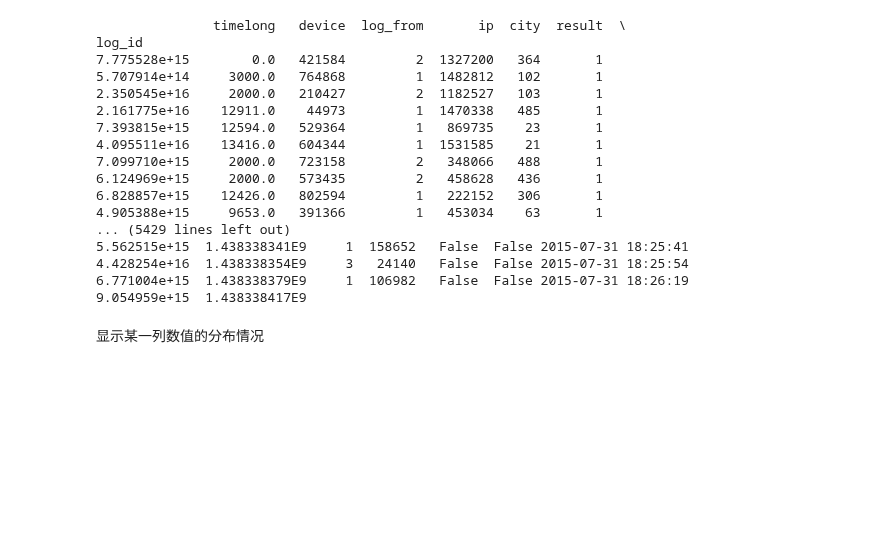
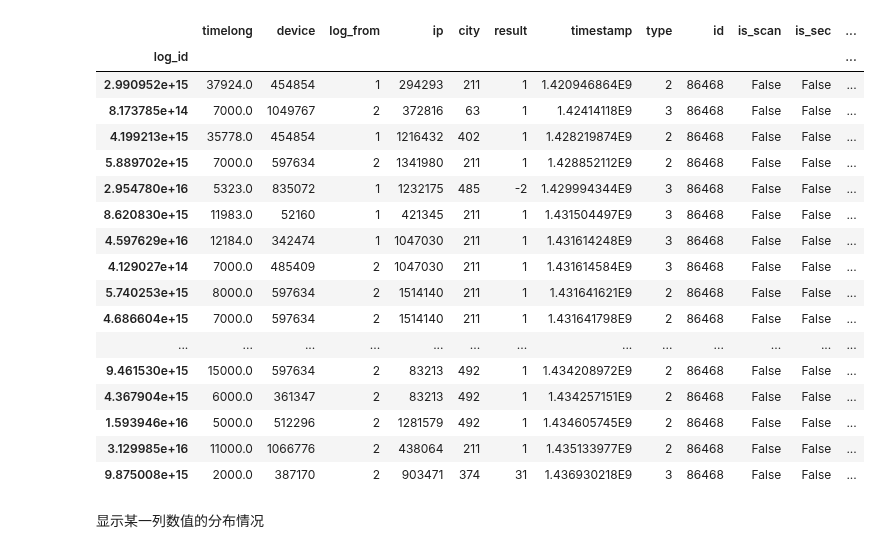
Before and after one commit to tusonggao/Kaggle_code, a Jupyter notebook: jd_contest/jd_contest.ipynb, the cells around one changed output. Drawn from its saved outputs; the diff is of its cells as text; code cells hidden in the pictures; blank space fills up the shorter version.

```diff
--- a/jd_contest/jd_contest.ipynb
+++ b/jd_contest/jd_contest.ipynb
@@ -98,31 +70,32 @@ trade_df[trade_df.id=='7134'].sort_values(by='time', ascending = True)  # 174422
 # %%
-# merged_login_df[merged_login_df.id=='7134'].sort_values(by='time', ascending = True)
-merged_login_df.sort_values(by='time', ascending = True)
+merged_login_df[merged_login_df.id=='86468'].sort_values(by='time', ascending = True)
+# merged_login_df.sort_values(by='time', ascending = True)
 #merged_login_df[merged_login_df.device==835072].sort_values(by='time', ascending = True)
 # merged_login_df[merged_login_df.ip==1256768].sort_values(by='time', ascending = True)
 # merged_login_df[merged_login_df.city==238].sort_values(by='time', ascending = True)
 # merged_login_df[merged_login_df.device==833972].sort_values(by='time', ascending = True)
 # merged_login_df[merged_login_df.result==6].sort_values(by='time', ascending = True)
 #merged_login_df[merged_login_df.timelong>=45739.0].sort_values(by='time', ascending = True)
 # login_test_df[merged_login_df.device==1059981].sort_values(by='time', ascending = True)
 # %% [output]
-               timelong   device  log_from       ip  city  result  \
-log_id
-7.775528e+15        0.0   421584         2  1327200   364       1
-5.707914e+14     3000.0   764868         1  1482812   102       1
-2.350545e+16     2000.0   210427         2  1182527   103       1
-2.161775e+16    12911.0    44973         1  1470338   485       1
-7.393815e+15    12594.0   529364         1   869735    23       1
-4.095511e+16    13416.0   604344         1  1531585    21       1
-7.099710e+15     2000.0   723158         2   348066   488       1
-6.124969e+15     2000.0   573435         2   458628   436       1
-6.828857e+15    12426.0   802594         1   222152   306       1
-4.905388e+15     9653.0   391366         1   453034    63       1
-... (5429 lines left out)
-5.562515e+15  1.438338341E9     1  158652   False  False 2015-07-31 18:25:41
-4.428254e+16  1.438338354E9     3   24140   False  False 2015-07-31 18:25:54
-6.771004e+15  1.438338379E9     1  106982   False  False 2015-07-31 18:26:19
-9.054959e+15  1.438338417E9
+|  | timelong | device | log_from | ip | city | result | timestamp | type | id | is_scan | is_sec | ... |
+| log_id |  |  |  |  |  |  |  |  |  |  |  | ... |
+| 2.990952e+15 | 37924.0 | 454854 | 1 | 294293 | 211 | 1 | 1.420946864E9 | 2 | 86468 | False | False | ... |
+| 8.173785e+14 | 7000.0 | 1049767 | 2 | 372816 | 63 | 1 | 1.42414118E9 | 3 | 86468 | False | False | ... |
+| 4.199213e+15 | 35778.0 | 454854 | 1 | 1216432 | 402 | 1 | 1.428219874E9 | 2 | 86468 | False | False | ... |
+| 5.889702e+15 | 7000.0 | 597634 | 2 | 1341980 | 211 | 1 | 1.428852112E9 | 2 | 86468 | False | False | ... |
+| 2.954780e+16 | 5323.0 | 835072 | 1 | 1232175 | 485 | -2 | 1.429994344E9 | 3 | 86468 | False | False | ... |
+| 8.620830e+15 | 11983.0 | 52160 | 1 | 421345 | 211 | 1 | 1.431504497E9 | 3 | 86468 | False | False | ... |
+| 4.597629e+16 | 12184.0 | 342474 | 1 | 1047030 | 211 | 1 | 1.431614248E9 | 3 | 86468 | False | False | ... |
+| 4.129027e+14 | 7000.0 | 485409 | 2 | 1047030 | 211 | 1 | 1.431614584E9 | 3 | 86468 | False | False | ... |
+| 5.740253e+15 | 8000.0 | 597634 | 2 | 1514140 | 211 | 1 | 1.431641621E9 | 2 | 86468 | False | False | ... |
+| 4.686604e+15 | 7000.0 | 597634 | 2 | 1514140 | 211 | 1 | 1.431641798E9 | 2 | 86468 | False | False | ... |
+| ... | ... | ... | ... | ... | ... | ... | ... | ... | ... | ... | ... | ... |
+| 9.461530e+15 | 15000.0 | 597634 | 2 | 83213 | 492 | 1 | 1.434208972E9 | 2 | 86468 | False | False | ... |
+| 4.367904e+15 | 6000.0 | 361347 | 2 | 83213 | 492 | 1 | 1.434257151E9 | 2 | 86468 | False | False | ... |
+| 1.593946e+16 | 5000.0 | 512296 | 2 | 1281579 | 492 | 1 | 1.434605745E9 | 2 | 86468 | False | False | ... |
+| 3.129985e+16 | 11000.0 | 1066776 | 2 | 438064 | 211 | 1 | 1.435133977E9 | 2 | 86468 | False | False | ... |
+| 9.875008e+15 | 2000.0 | 387170 | 2 | 903471 | 374 | 31 | 1.436930218E9 | 3 | 86468 | False | False | ... |
 # %% [markdown]
 显示某一列数值的分布情况
 # %%
```
Also changed, not shown: parts of 10 cells of this notebook, 3 other files.
